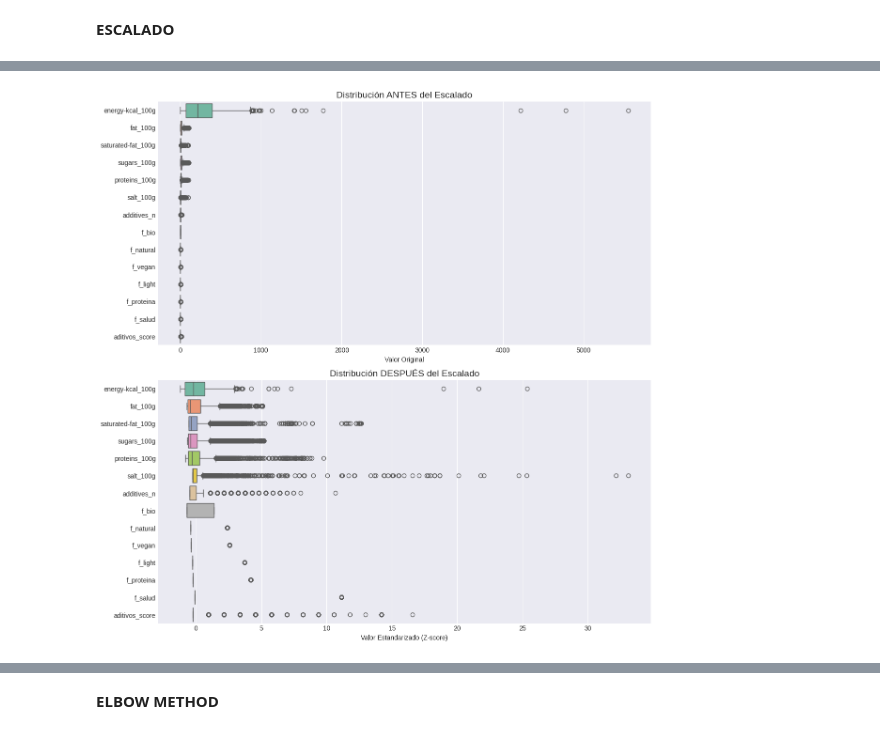
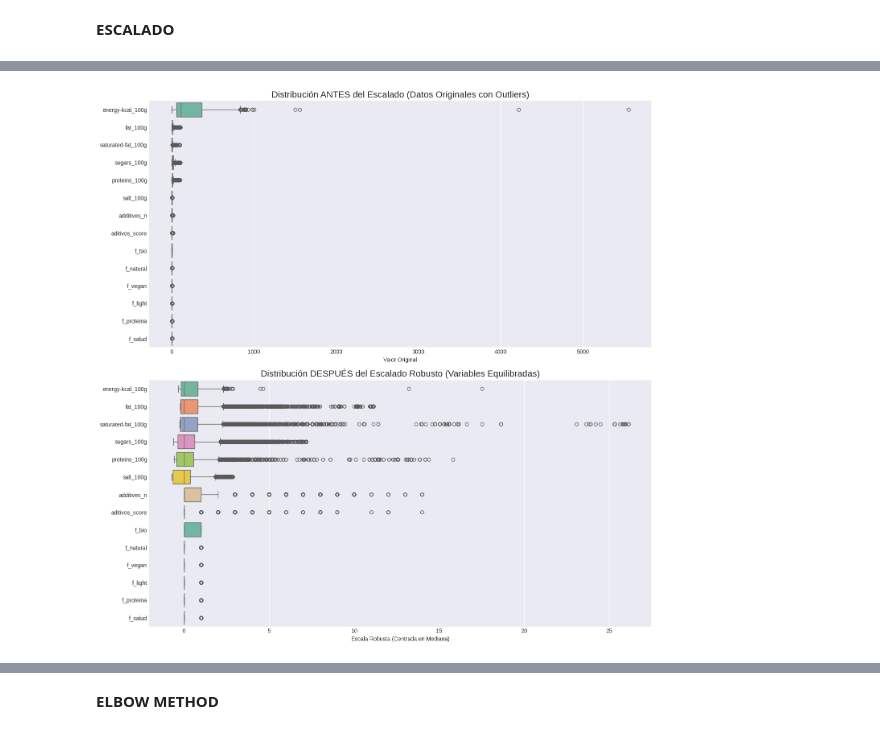
Before and after one commit to Kmpi17/TFMGreenWashing, a Jupyter notebook: TFG_KMPI.ipynb, the cells around one changed output, grey strips where cells are left out. Saved outputs shown, nothing was run; the diff lists cells and outputs as text; code cells hidden in the pictures.

```diff
--- a/TFG_KMPI.ipynb
+++ b/TFG_KMPI.ipynb
@@ -522,0 +525,4 @@ Columna 'additives_n': 2335 outliers
+# %%
+print(f"Total de registros antes de filtrar por sal: {len(df_products_copy)}")
+df_products_copy = df_products_copy[df_products_copy['salt_100g'] <= 0.5]
+print(f"Total de registros antes de filtrar por sal: {len(df_products_copy)}")
@@ -864,9 +875,11 @@ En la matriz de correlación podemos observar que aunque un producto sea bio o n
 # %%
-columnas_modelo = [
+cols_num = [
     'energy-kcal_100g', 'fat_100g', 'saturated-fat_100g',
-    'sugars_100g', 'proteins_100g', 'salt_100g', 'additives_n',
-    'f_bio', 'f_natural', 'f_vegan', 'f_light', 'f_proteina', 'f_salud','aditivos_score'
+    'sugars_100g', 'proteins_100g', 'salt_100g', 'additives_n', 'aditivos_score'
 ]
 
-df_product_train= df_products_model[columnas_modelo].fillna(0)
-print(f"Dataset listo para entrenar con {df_product_train.shape[0]} productos y {df_product_train.shape[1]} características.")
+cols_bin = [
+    'f_bio', 'f_natural', 'f_vegan', 'f_light', 'f_proteina', 'f_salud'
+]
+
+df_product_train=df_products_model.copy()
@@ -877,20 +890,23 @@ Dataset listo para entrenar con 15350 productos y 14 características.
 # %%
-scaler=StandardScaler()
-df_product_train_scaled=scaler.fit_transform(df_product_train)
-df_scaled=pd.DataFrame(df_product_train_scaled,columns=columnas_modelo)
+robust_scaler = RobustScaler()
+df_product_train_scaled=robust_scaler.fit_transform(df_product_train[cols_num])
+df_num_scaled = pd.DataFrame(df_product_train_scaled, columns=cols_num)
 
-fig, (ax1, ax2) = plt.subplots(2, 1, figsize=(12, 12))
+df_visualizacion = pd.concat([df_num_scaled, df_product_train[cols_bin].reset_index(drop=True)], axis=1)
+fig, (ax1, ax2) = plt.subplots(2, 1, figsize=(14, 14))
 
-sns.boxplot(data=df_product_train, ax=ax1, orient='h', palette='Set2')
-ax1.set_title('Distribución ANTES del Escalado', fontsize=14)
+
+sns.boxplot(data=df_product_train[cols_num + cols_bin], ax=ax1, orient='h', palette='Set2')
+ax1.set_title('Distribución ANTES del Escalado (Datos Originales con Outliers)', fontsize=16)
 ax1.set_xlabel('Valor Original')
 
-sns.boxplot(data=df_scaled, ax=ax2, orient='h', palette='Set2')
-ax2.set_title('Distribución DESPUÉS del Escalado', fontsize=14)
-ax2.set_xlabel('Valor Estandarizado (Z-score)')
+
+sns.boxplot(data=df_visualizacion, ax=ax2, orient='h', palette='Set2')
+ax2.set_title('Distribución DESPUÉS del Escalado Robusto (Variables Equilibradas)', fontsize=16)
+ax2.set_xlabel('Escala Robusta (Centrada en Mediana)')
 
 plt.tight_layout()
 plt.show()
 # %% [output]
-[figure, old version]
+[figure, new version]
 # %%
```
Also changed, not shown: parts of 23 cells of this notebook.
